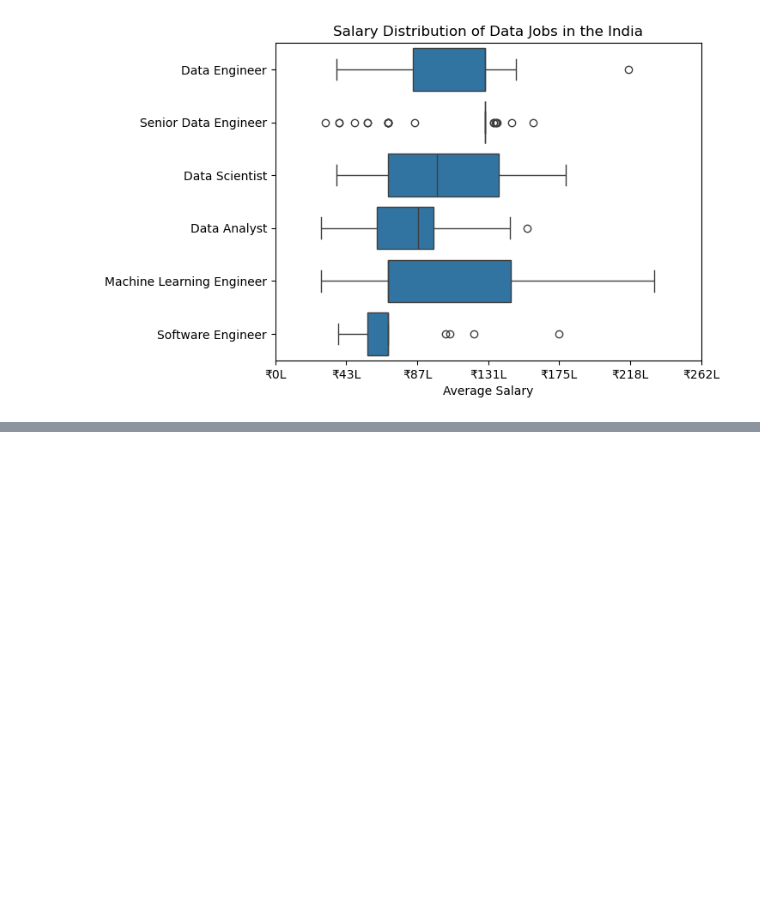
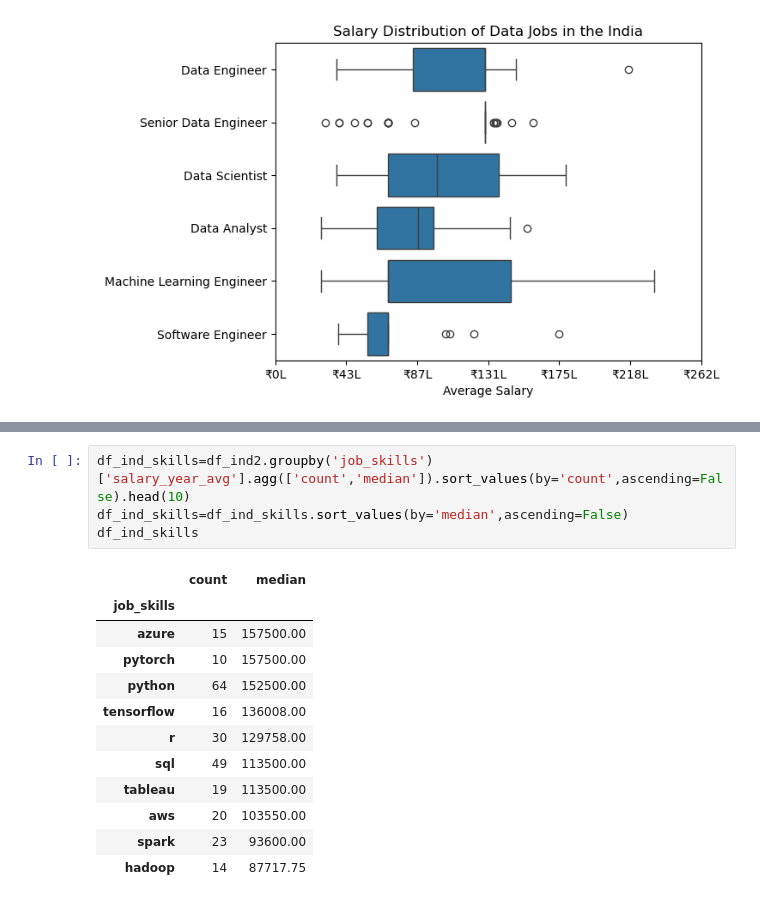
Before and after one commit to Abhiram-who/Python, a Jupyter notebook: project_python/4_Salary_Analysis.ipynb, the cells around one changed output, grey strips where cells are left out. Drawn from its saved outputs; the diff is of its cells as text; blank space fills up the shorter version.

```diff
--- a/project_python/4_Salary_Analysis.ipynb
+++ b/project_python/4_Salary_Analysis.ipynb
@@ -72,0 +121,17 @@ plt.show()
+# %%
+df_ind_skills=df_ind2.groupby('job_skills')['salary_year_avg'].agg(['count','median']).sort_values(by='count',ascending=False).head(10)
+df_ind_skills=df_ind_skills.sort_values(by='median',ascending=False)
+df_ind_skills
+# %% [output]
+|  | count | median |
+| job_skills |  |  |
+| azure | 15 | 157500.00 |
+| pytorch | 10 | 157500.00 |
+| python | 64 | 152500.00 |
+| tensorflow | 16 | 136008.00 |
+| r | 30 | 129758.00 |
+| sql | 49 | 113500.00 |
+| tableau | 19 | 113500.00 |
+| aws | 20 | 103550.00 |
+| spark | 23 | 93600.00 |
+| hadoop | 14 | 87717.75 |
```
Also changed, not shown: parts of 5 cells of this notebook, 2 other files.
